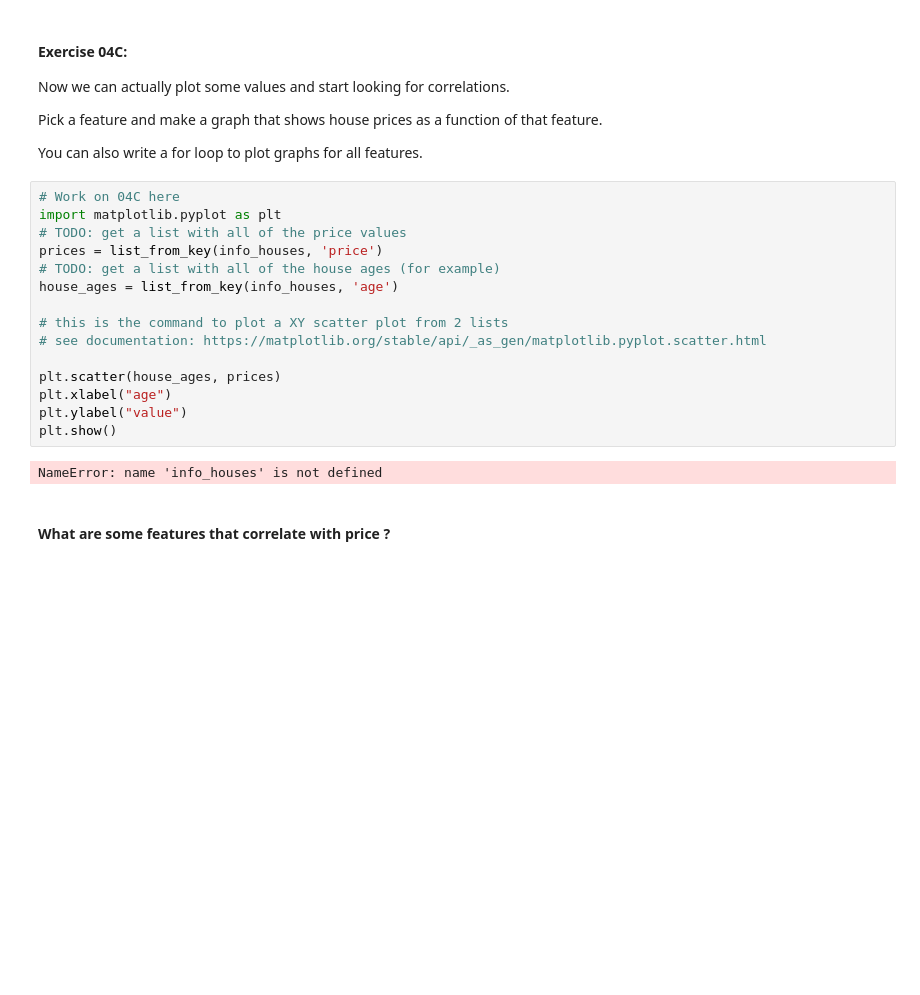
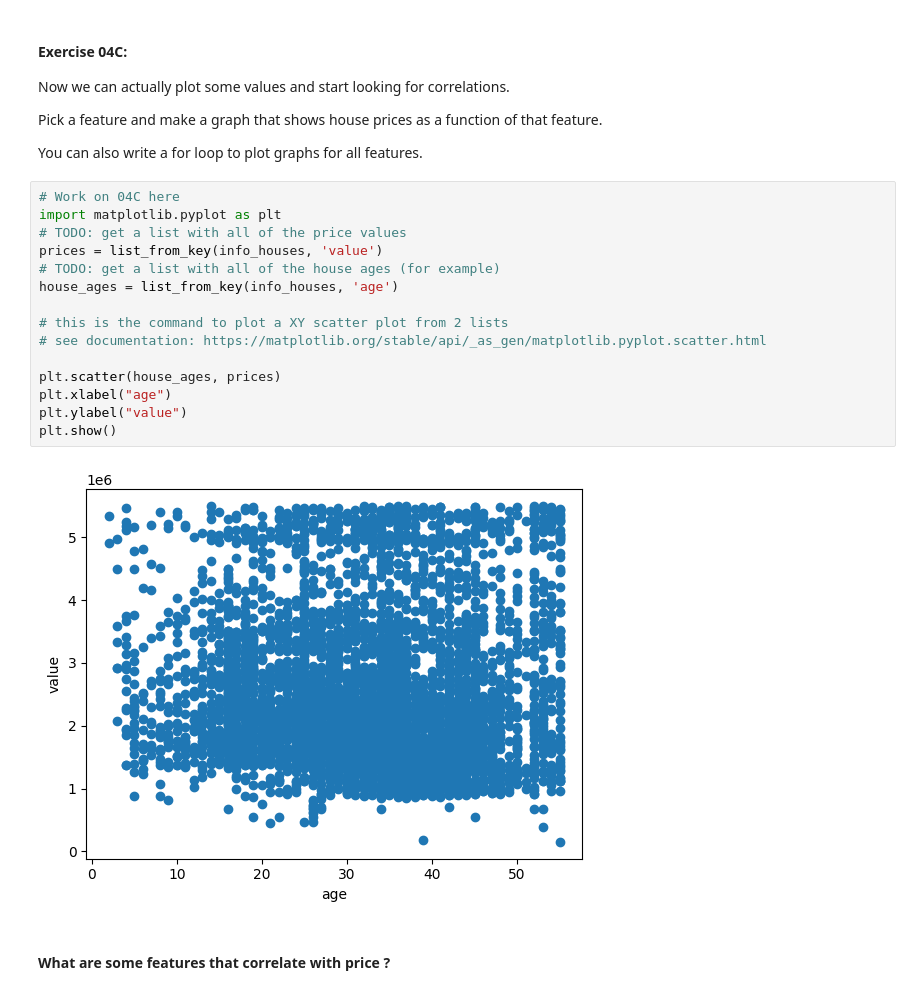
Before and after one commit to yiwang24idmmachinelearning/HW03, a Jupyter notebook: HW03.ipynb, the cells around one changed output. Saved outputs shown, nothing was run; the diff lists cells and outputs as text; blank space fills up the shorter version.

```diff
--- a/HW03.ipynb
+++ b/HW03.ipynb
@@ -487,20 +461,20 @@ You can also write a for loop to plot graphs for all features.
 # %%
 # Work on 04C here
 import matplotlib.pyplot as plt
 # TODO: get a list with all of the price values
-prices = list_from_key(info_houses, 'price')
+prices = list_from_key(info_houses, 'value')
 # TODO: get a list with all of the house ages (for example)
 house_ages = list_from_key(info_houses, 'age')
 
 # this is the command to plot a XY scatter plot from 2 lists
 # see documentation: https://matplotlib.org/stable/api/_as_gen/matplotlib.pyplot.scatter.html
 
 plt.scatter(house_ages, prices)
 plt.xlabel("age")
 plt.ylabel("value")
 plt.show()
 # %% [output]
-NameError: name 'info_houses' is not defined
+[figure, added]
 # %% [markdown]
 #### What are some features that correlate with price ?
 # %% [markdown]
```
Also changed, not shown: parts of 6 cells of this notebook, 3 other files.
